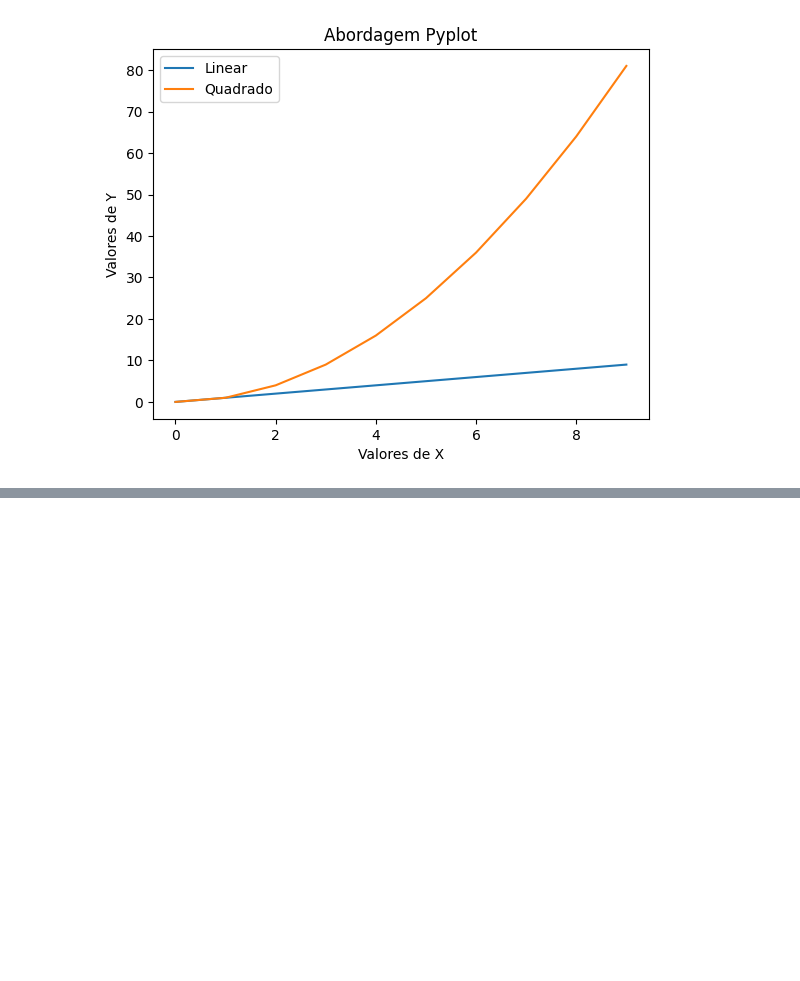
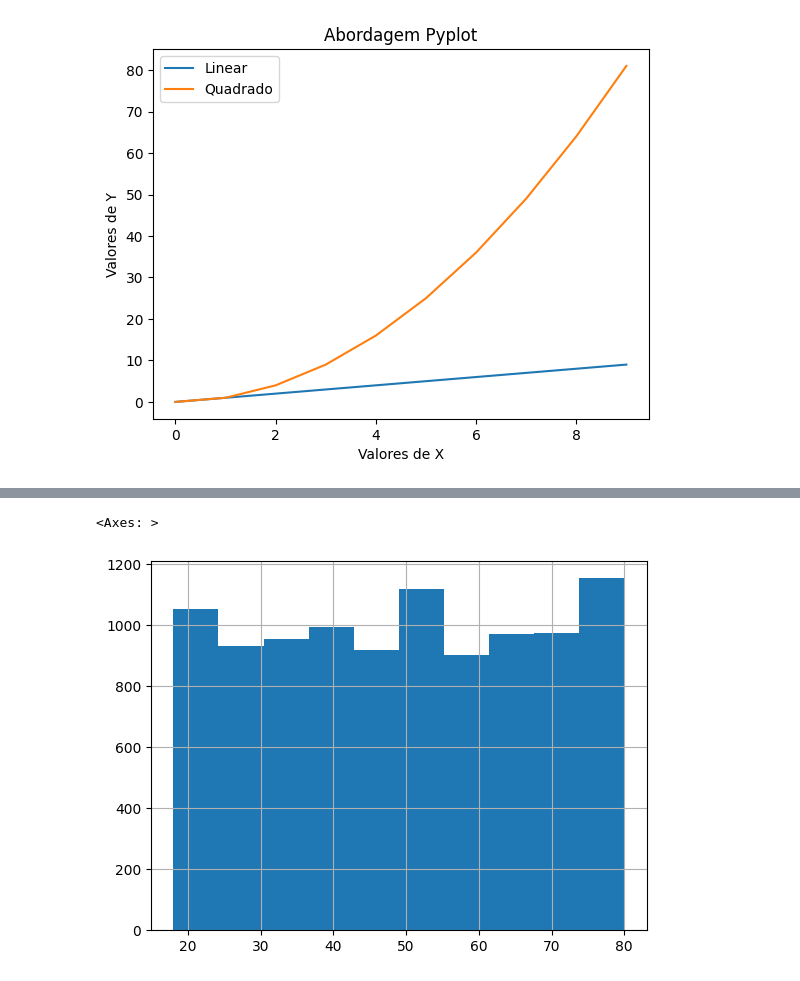
Before and after one commit to DanielBBrasileiro/matplotlib-numpy, a Jupyter notebook: matplotlib.ipynb, the cells around one changed output, grey strips where cells are left out. Saved outputs shown, nothing was run; the diff lists cells and outputs as text; code cells hidden in the pictures; blank space fills up the shorter version.

```diff
--- a/matplotlib.ipynb
+++ b/matplotlib.ipynb
@@ -18,0 +24,2 @@ plt.show()
+# %%
+data = pd.read_csv("heart_disease.csv")
@@ -18,0 +116,5 @@ plt.show()
+# %%
+data['Age'].hist(bins=10)
+# %% [output]
+<Axes: >
+[figure, added]
```
Also changed, not shown: parts of 8 cells of this notebook.
